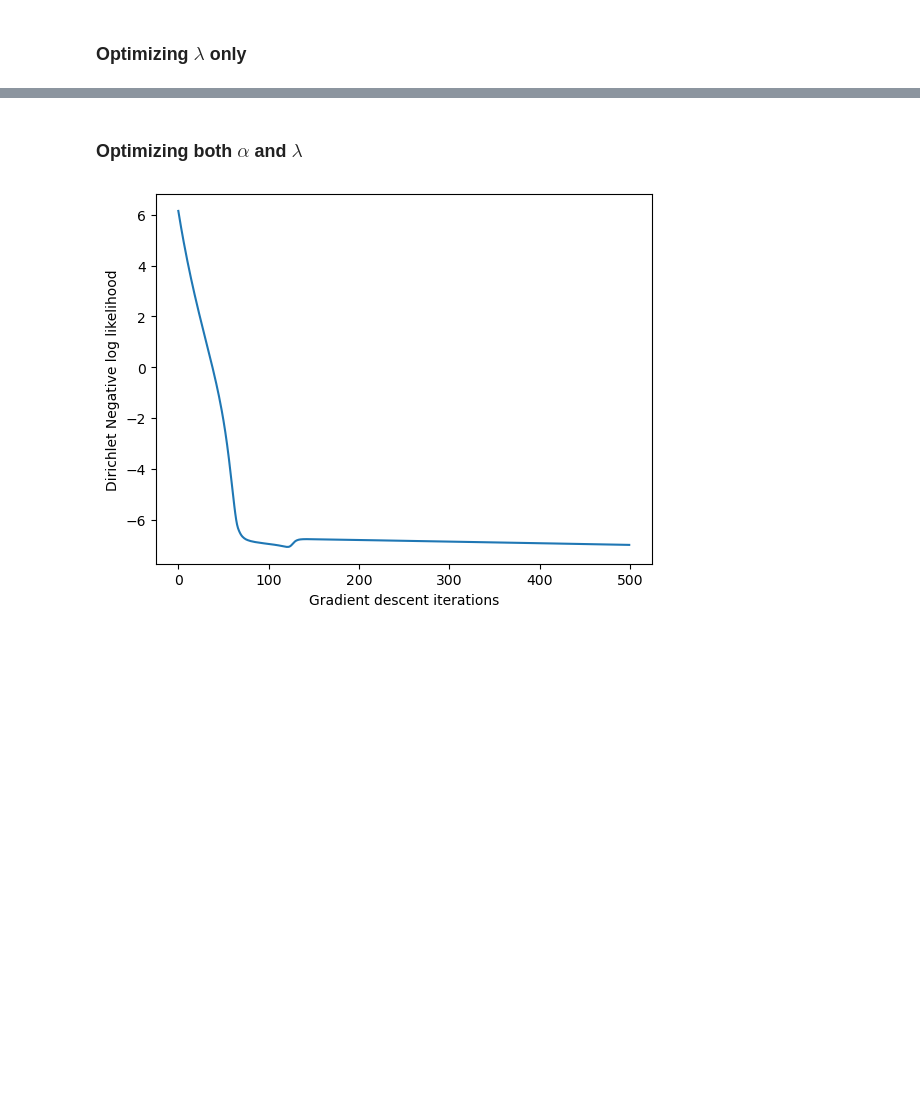
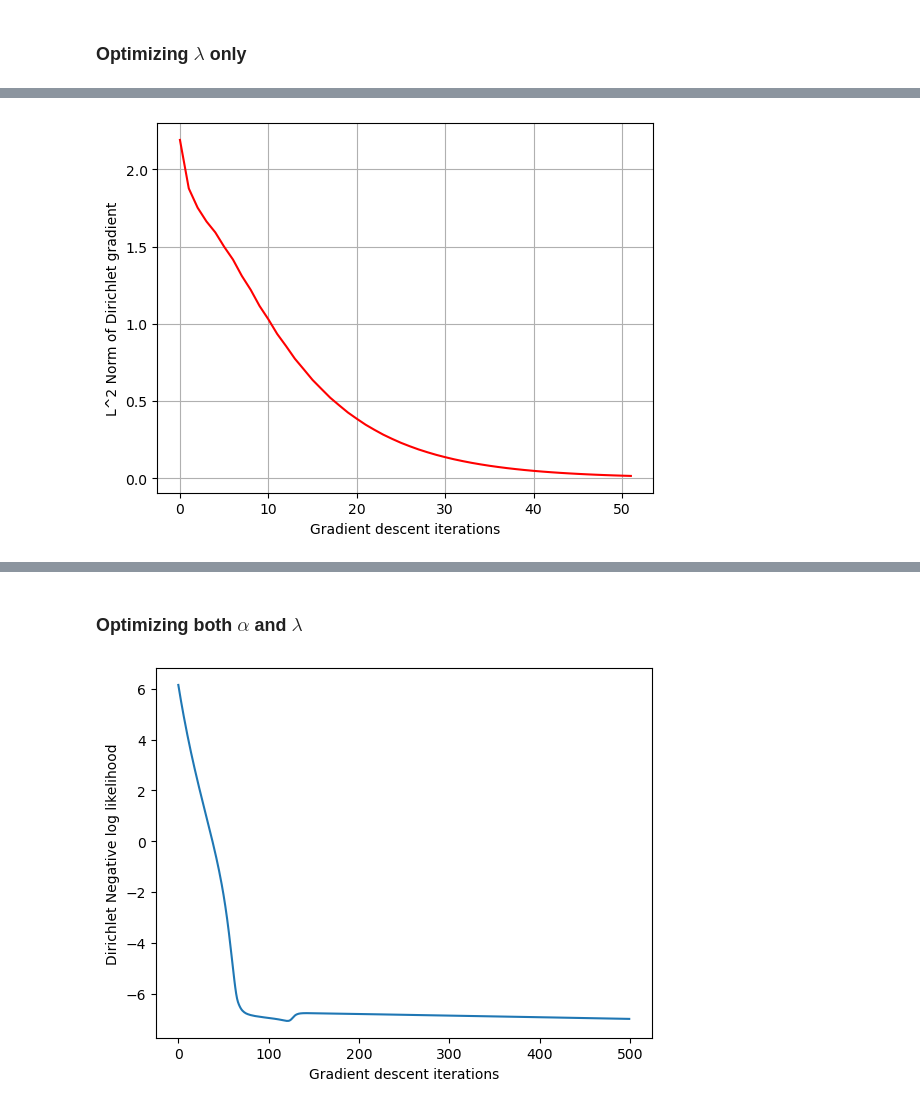
Before and after one commit to PanagiotisAnastasakis/ppe, a Jupyter notebook: Tests_optimization.ipynb, the cells around one changed output, grey strips where cells are left out. Drawn from its saved outputs; the diff is of its cells as text; code cells hidden in the pictures; blank space fills up the shorter version.

```diff
--- a/Tests_optimization.ipynb
+++ b/Tests_optimization.ipynb
@@ -187,3 +189,12 @@ plt.show()
+# %%
+plt.plot(grad_progression, color="Red", linewidth=1.5)
+plt.xlabel("Gradient descent iterations")
+plt.ylabel("L^2 Norm of Dirichlet gradient")
+plt.grid(True)
+plt.savefig("BernoulliEx2GdL2Grad.pdf", format="pdf", bbox_inches="tight")
+plt.show()
+# %% [output]
+[figure, added]
 # %%
 lam_new
 # %% [output]
```
Also changed, not shown: parts of 6 cells of this notebook, 2 other files.
